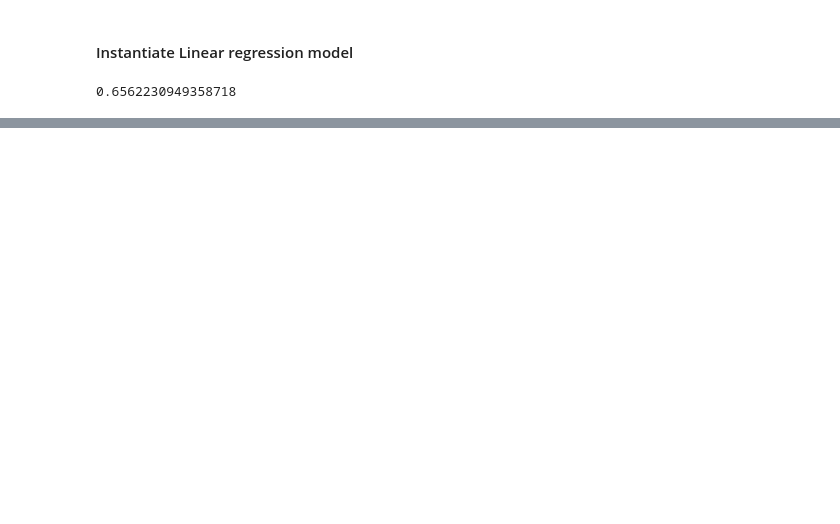
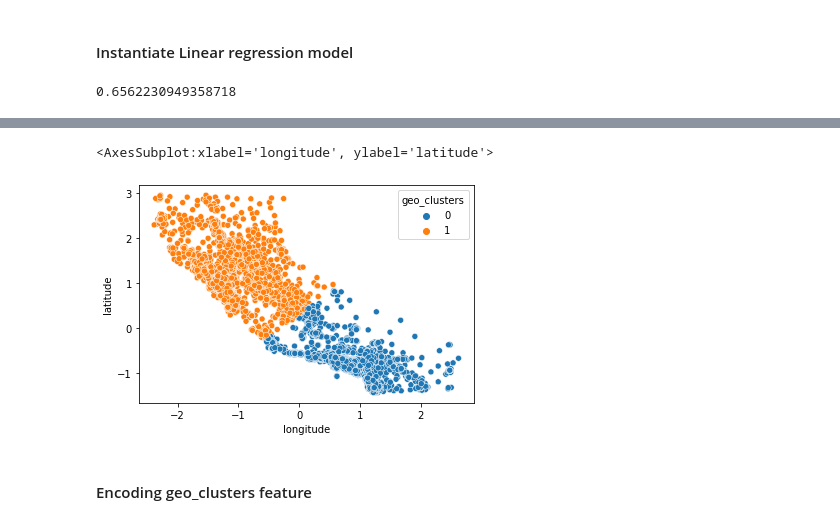
Before and after one commit to adilsmh/House-Market-Prediction, a Jupyter notebook: notebook/notebook_model.ipynb, the cells around one changed output, grey strips where cells are left out. Drawn from its saved outputs; the diff is of its cells as text; code cells hidden in the pictures; blank space fills up the shorter version.

```diff
--- a/notebook/notebook_model.ipynb
+++ b/notebook/notebook_model.ipynb
@@ -194,0 +239,7 @@ reg.score(X_test, y_test)
+# %%
+# creates 2 clusters using k-means clustering method
+kmeans = KMeans(2)
+kmeans.fit_predict(cdts_df)
+# create new feature in which adding clustered instances
+X_scaled['geo_clusters'] = kmeans.predict(cdts_df)
+X_scaled
@@ -194,0 +260,8 @@ reg.score(X_test, y_test)
+# %%
+# plot clusters
+sns.scatterplot(data=cdts_df, x='longitude', y="latitude", hue=X_scaled.geo_clusters)
+# %% [output]
+<AxesSubplot:xlabel='longitude', ylabel='latitude'>
+[figure, added]
+# %% [markdown]
+#### Encoding geo_clusters feature
```
Also changed, not shown: parts of 27 cells of this notebook, 3 other files.
